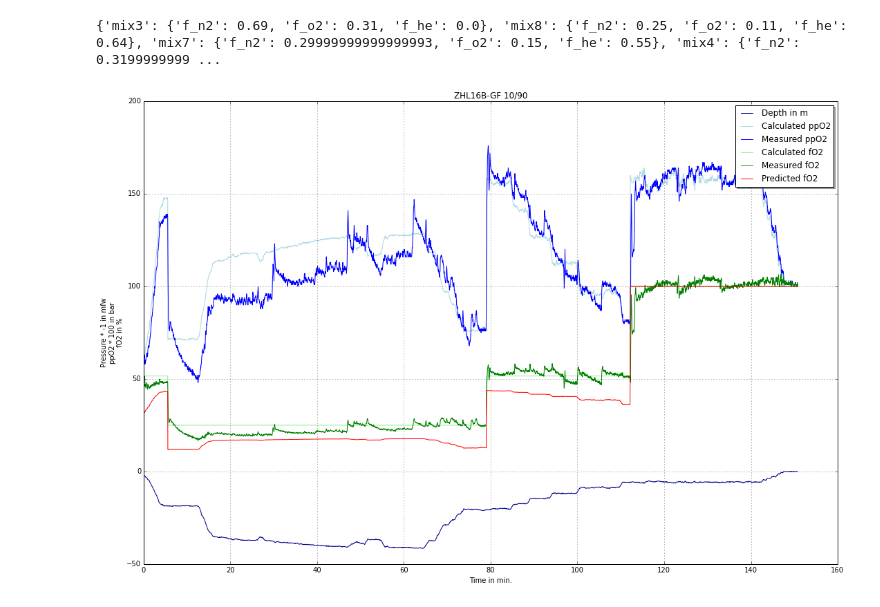
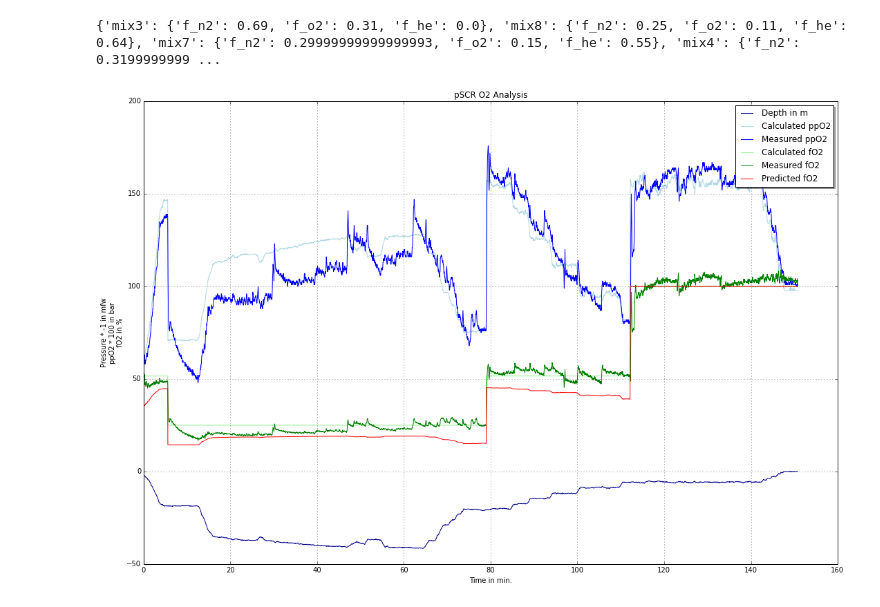
Before and after one commit to lilvinz/deco, a Jupyter notebook: ppo2_drop_analyze_uddf.ipynb, the cells around one changed output. Drawn from its saved outputs; the diff is of its cells as text; code cells hidden in the pictures.

Commit message:
ppo2_drop_analyze: change ratio, fix graph caption

```diff
--- a/ppo2_drop_analyze_uddf.ipynb
+++ b/ppo2_drop_analyze_uddf.ipynb
@@ -36,7 +36,7 @@ print(gasmixes)
 {'mix3': {'f_n2': 0.69, 'f_o2': 0.31, 'f_he': 0.0}, 'mix8': {'f_n2': 0.25, 'f_o2': 0.11, 'f_he': 0.64}, 'mix7': {'f_n2': 0.29999999999999993, 'f_o2': 0.15, 'f_he': 0.55}, 'mix4': {'f_n2': 0.3199999999 ...
 # %%
 # Constants for stable fo2 predition calculation
-R = 0.1
+R = 1 / 8
 k = 20
 
 # Initialize decompression context
@@ -85,8 +85,7 @@ for waypoint in doc.uddf.profiledata.repetitiongroup.dive.samples.waypoint:
 # %%
 fig, ax = matplotlib.pyplot.subplots(figsize = (18, 12))
 
-matplotlib.pyplot.title(
-    'ZHL16B-GF {:d}/{:d}'.format(int(ctx.gf_low * 100), int(ctx.gf_high * 100)))
+matplotlib.pyplot.title('pSCR O2 Analysis')
 
 matplotlib.pyplot.xlabel('Time in min.')
 
@@ -111,31 +110,31 @@ ax.plot(
     data['measured_ppo2'] * 100,
         label = 'Measured ppO2',
     color = 'blue',
     lw = 1)
 
 ax.plot(
     data['time'],
     data['calculated_fo2'] * 100,
     label = 'Calculated fO2',
     color = 'lightgreen',
     lw = 1)
 
 ax.plot(
     data['time'],
     data['measured_fo2'] * 100,
     label = 'Measured fO2',
     color = 'green',
     lw = 1)
 
 ax.plot(
     data['time'],
     data['predicted_fo2'] * 100,
     label = 'Predicted fO2',
     color = 'red',
     lw = 1)
 
 legend = ax.legend(loc = 'upper right', shadow = True)
 
 ax.grid()
 # %% [output]
-[figure, old version]
+[figure, new version]
```
